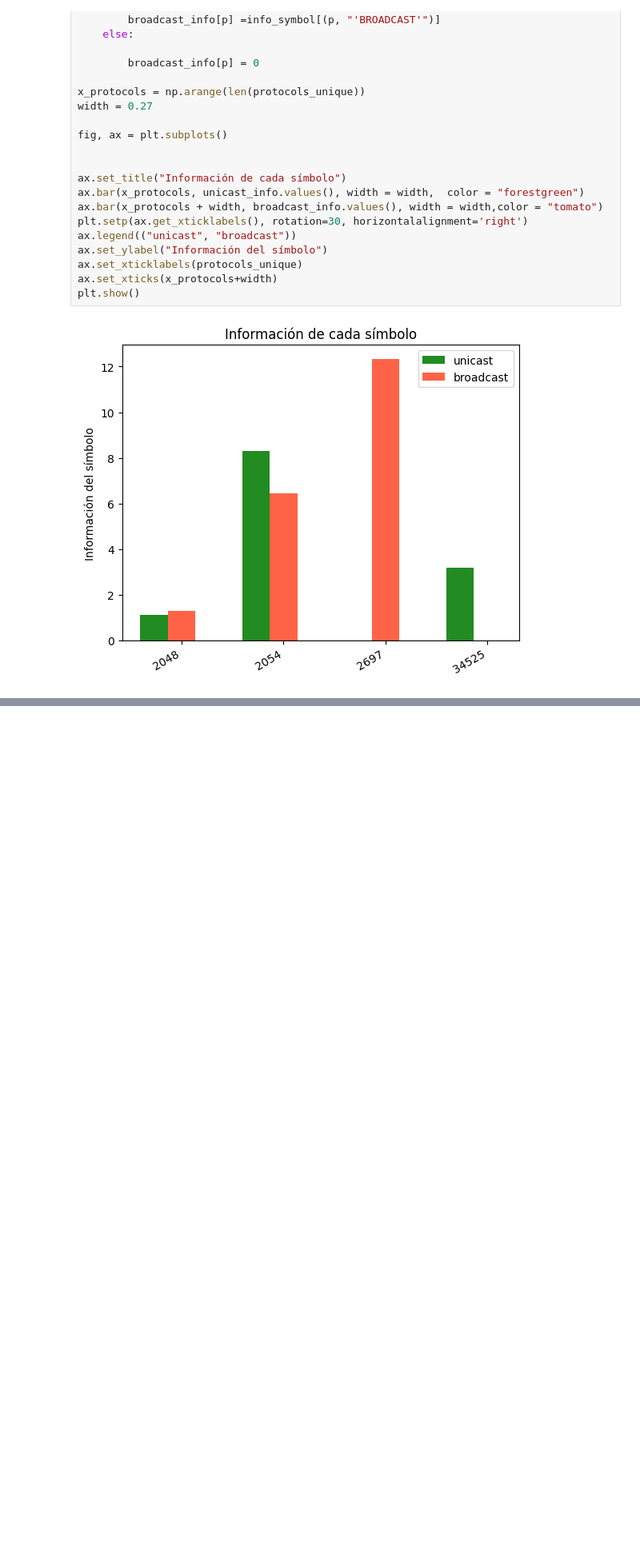
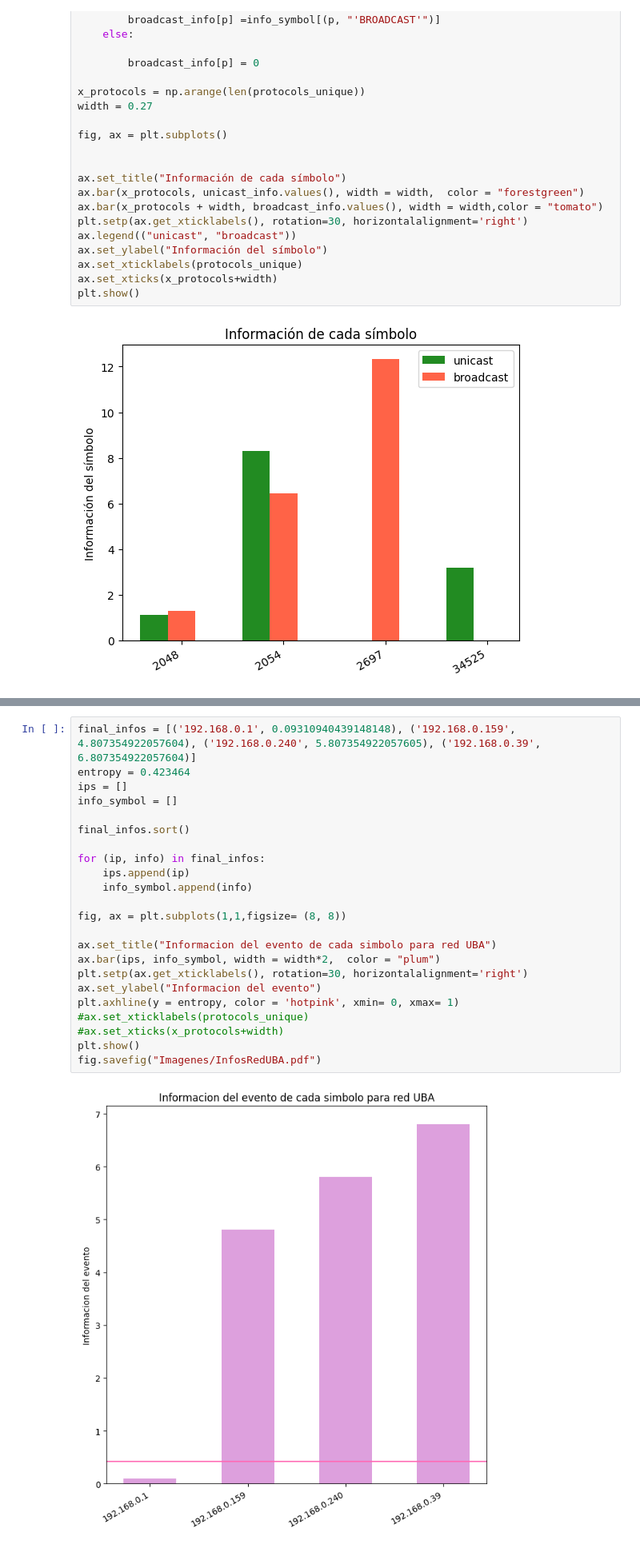
Before and after one commit to paulitapb/TP1_redes, a Jupyter notebook: analisis_paquetes.ipynb, the cells around one changed output, grey strips where cells are left out. Shown: that part at 80% size. Cells and saved outputs as stored; diff of their text form; blank space fills up the shorter version.

```diff
--- a/analisis_paquetes.ipynb
+++ b/analisis_paquetes.ipynb
@@ -180,0 +235,25 @@ fig.savefig("Imagenes/CompEntropyHogar.pdf")
+# %%
+final_infos = [('192.168.0.1', 0.09310940439148148), ('192.168.0.159', 4.807354922057604), ('192.168.0.240', 5.807354922057605), ('192.168.0.39', 6.807354922057604)]
+entropy = 0.423464
+ips = []
+info_symbol = []
+
+final_infos.sort()
+
+for (ip, info) in final_infos:
+    ips.append(ip)
+    info_symbol.append(info)
+
+fig, ax = plt.subplots(1,1,figsize= (8, 8))
+
+ax.set_title("Informacion del evento de cada simbolo para red UBA")
+ax.bar(ips, info_symbol, width = width*2,  color = "plum")
+plt.setp(ax.get_xticklabels(), rotation=30, horizontalalignment='right')
+ax.set_ylabel("Informacion del evento")
+plt.axhline(y = entropy, color = 'hotpink', xmin= 0, xmax= 1)
+#ax.set_xticklabels(protocols_unique)
+#ax.set_xticks(x_protocols+width)
+plt.show()
+fig.savefig("Imagenes/InfosRedUBA.pdf")
+# %% [output]
+[figure, added]
```
Also changed, not shown: parts of 4 cells of this notebook, 45 other files.
